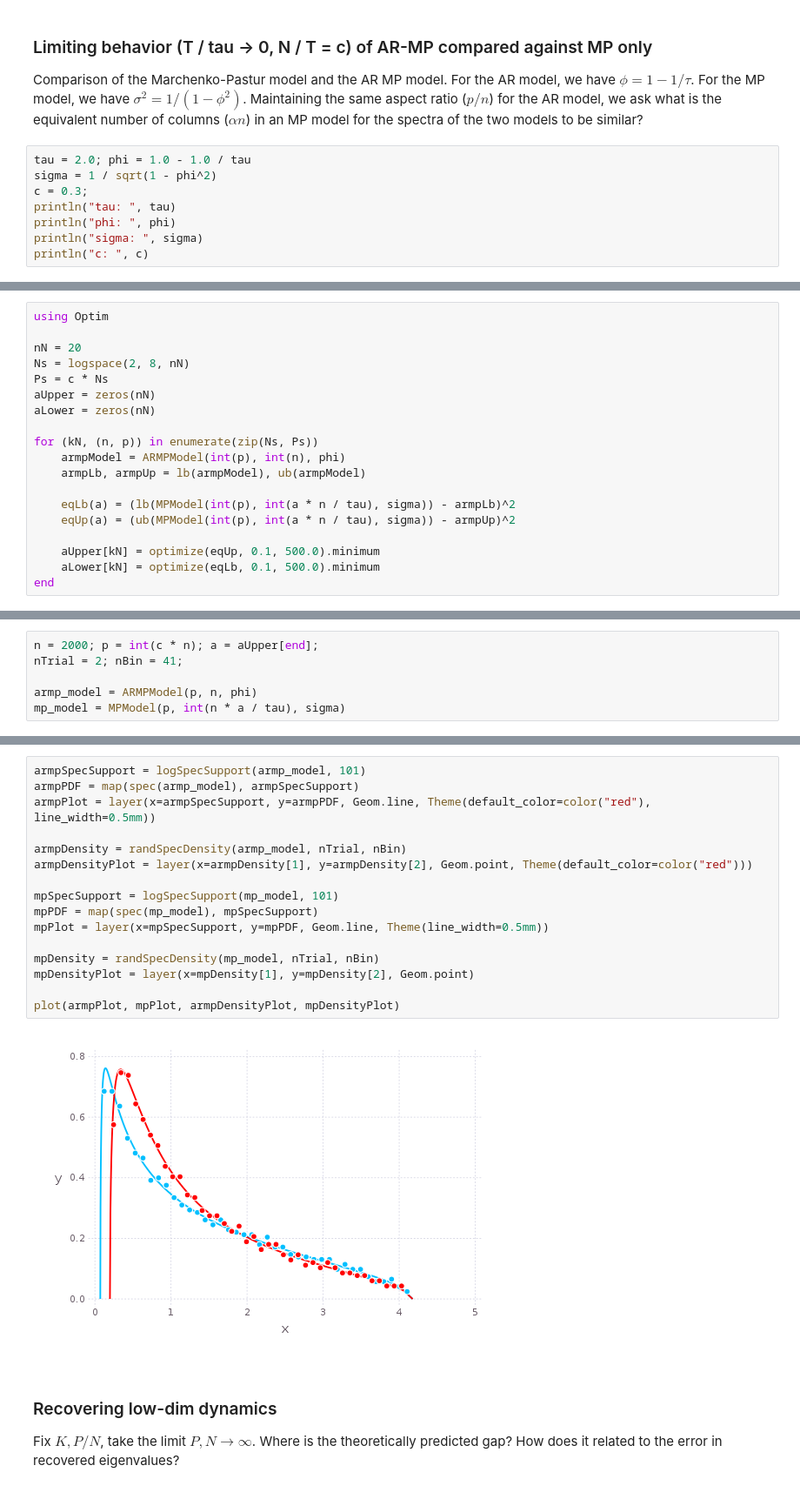
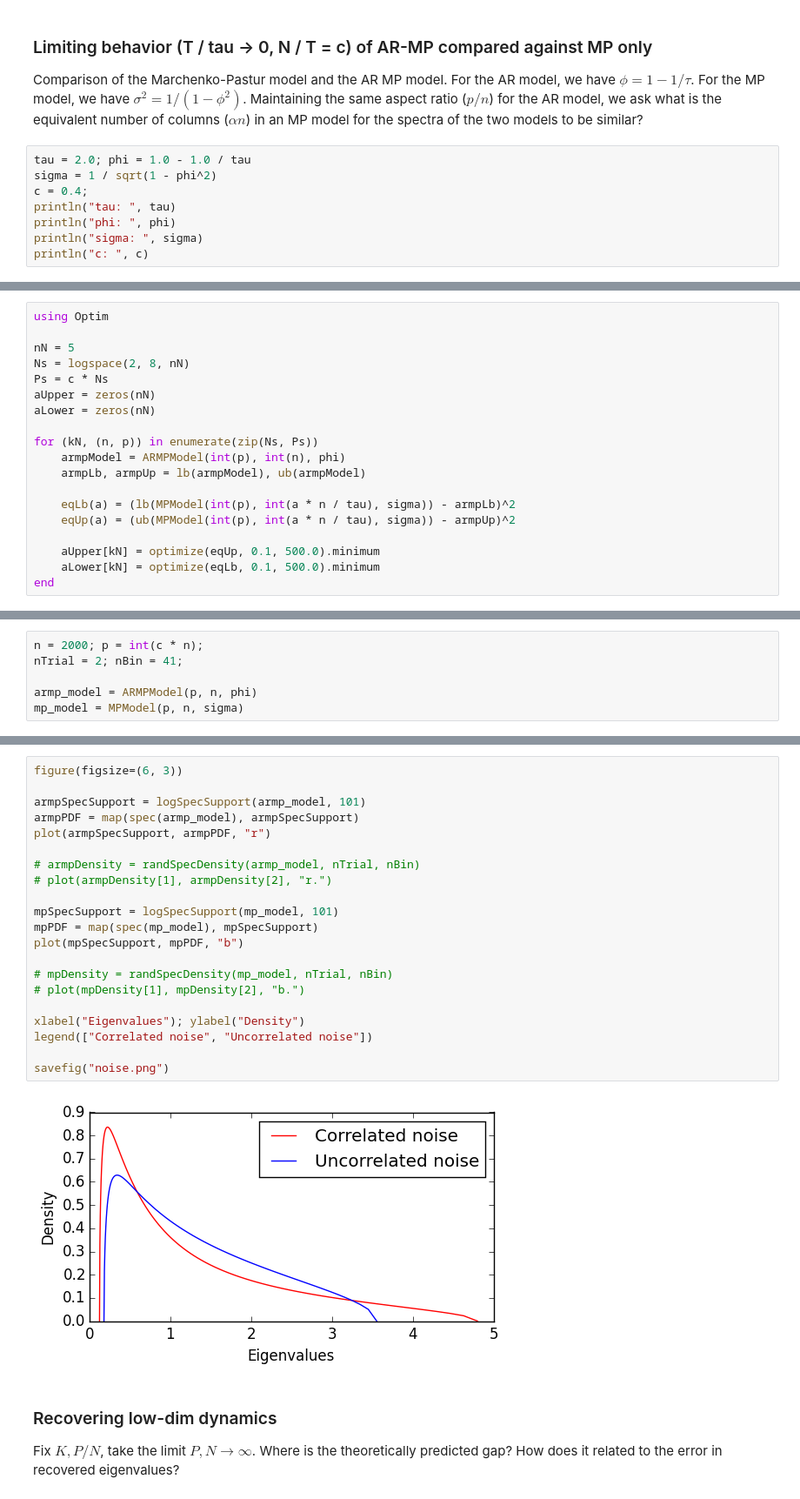
Before and after one commit to ganguli-lab/single-trial, a Jupyter notebook: AR MP.ipynb, the cells around one changed output, grey strips where cells are left out. Shown at 87% size. Saved outputs shown, nothing was run; the diff lists cells and outputs as text.

```diff
--- a/AR MP.ipynb
+++ b/AR MP.ipynb
@@ -34,7 +66,7 @@ Comparison of the Marchenko-Pastur model and the AR MP model. For the AR model,
 # %%
 tau = 2.0; phi = 1.0 - 1.0 / tau
 sigma = 1 / sqrt(1 - phi^2)
-c = 0.3;
+c = 0.4;
 println("tau: ", tau)
 println("phi: ", phi)
 println("sigma: ", sigma)
@@ -47,7 +79,7 @@ c: 0.3
 # %%
 using Optim
 
-nN = 20
+nN = 5
 Ns = logspace(2, 8, nN)
 Ps = c * Ns
 aUpper = zeros(nN)
@@ -74,7 +107,7 @@ lower: 1.585895088657497
 # %%
-n = 2000; p = int(c * n); a = aUpper[end];
+n = 2000; p = int(c * n);
 nTrial = 2; nBin = 41;
 
 armp_model = ARMPModel(p, n, phi)
-mp_model = MPModel(p, int(n * a / tau), sigma)
+mp_model = MPModel(p, n, sigma)
 # %% [output]
@@ -82,21 +115,26 @@ MPModel(600,1012,0.5928853754940712,1.1547005383792517)
 # %%
+figure(figsize=(6, 3))
+
 armpSpecSupport = logSpecSupport(armp_model, 101)
 armpPDF = map(spec(armp_model), armpSpecSupport)
-armpPlot = layer(x=armpSpecSupport, y=armpPDF, Geom.line, Theme(default_color=color("red"), line_width=0.5mm))
+plot(armpSpecSupport, armpPDF, "r")
 
-armpDensity = randSpecDensity(armp_model, nTrial, nBin)
-armpDensityPlot = layer(x=armpDensity[1], y=armpDensity[2], Geom.point, Theme(default_color=color("red")))
+# armpDensity = randSpecDensity(armp_model, nTrial, nBin)
+# plot(armpDensity[1], armpDensity[2], "r.")
 
 mpSpecSupport = logSpecSupport(mp_model, 101)
 mpPDF = map(spec(mp_model), mpSpecSupport)
-mpPlot = layer(x=mpSpecSupport, y=mpPDF, Geom.line, Theme(line_width=0.5mm))
+plot(mpSpecSupport, mpPDF, "b")
 
-mpDensity = randSpecDensity(mp_model, nTrial, nBin)
-mpDensityPlot = layer(x=mpDensity[1], y=mpDensity[2], Geom.point)
+# mpDensity = randSpecDensity(mp_model, nTrial, nBin)
+# plot(mpDensity[1], mpDensity[2], "b.")
 
-plot(armpPlot, mpPlot, armpDensityPlot, mpDensityPlot)
+xlabel("Eigenvalues"); ylabel("Density")
+legend(["Correlated noise", "Uncorrelated noise"])
+
+savefig("noise.png")
 # %% [output]
-[figure, old version]
+[figure, new version]
 # %% [markdown]
 ### Recovering low-dim dynamics
 
```
Also changed, not shown: parts of 10 cells of this notebook, 4 other files.
